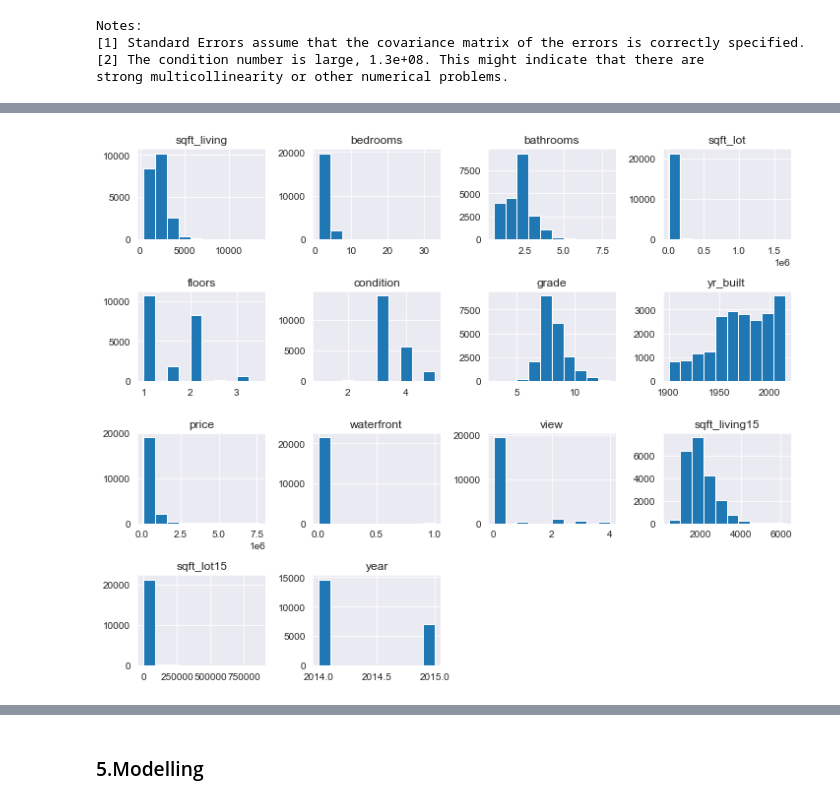
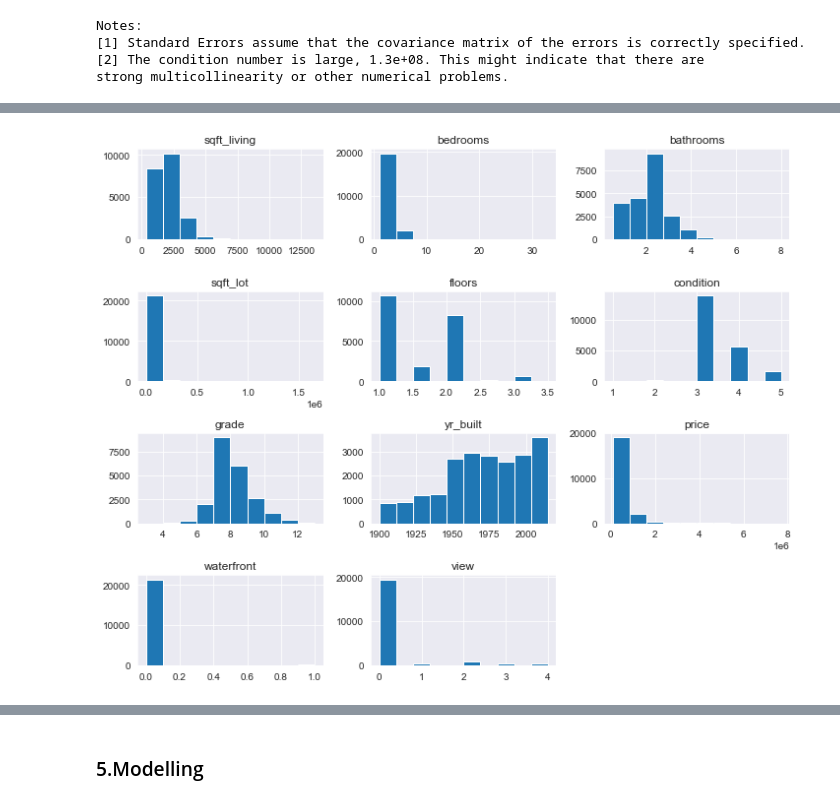
Before and after one commit to oscar066/Modelling_House_Sales, a Jupyter notebook: index.ipynb, the cells around one changed output, grey strips where cells are left out. Cells and saved outputs as stored; diff of their text form; code cells hidden in the pictures.

```diff
--- a/index.ipynb
+++ b/index.ipynb
@@ -836,7 +837,7 @@ House_Age: True
 #interpret the results
 # %%
 # checking the visual distribution of our data with histograms
-df[['sqft_living','bedrooms','bathrooms','sqft_lot','floors','condition','grade','yr_built', 'price','waterfront','view','sqft_living15','sqft_lot15','year']].hist(figsize=(10,8))
+df[['sqft_living','bedrooms','bathrooms','sqft_lot','floors','condition','grade','yr_built', 'price','waterfront','view']].hist(figsize=(10,8))
 plt.tight_layout();
 # %% [output]
-[figure, old version]
+[figure, new version]
```
Also changed, not shown: parts of 11 cells of this notebook.
